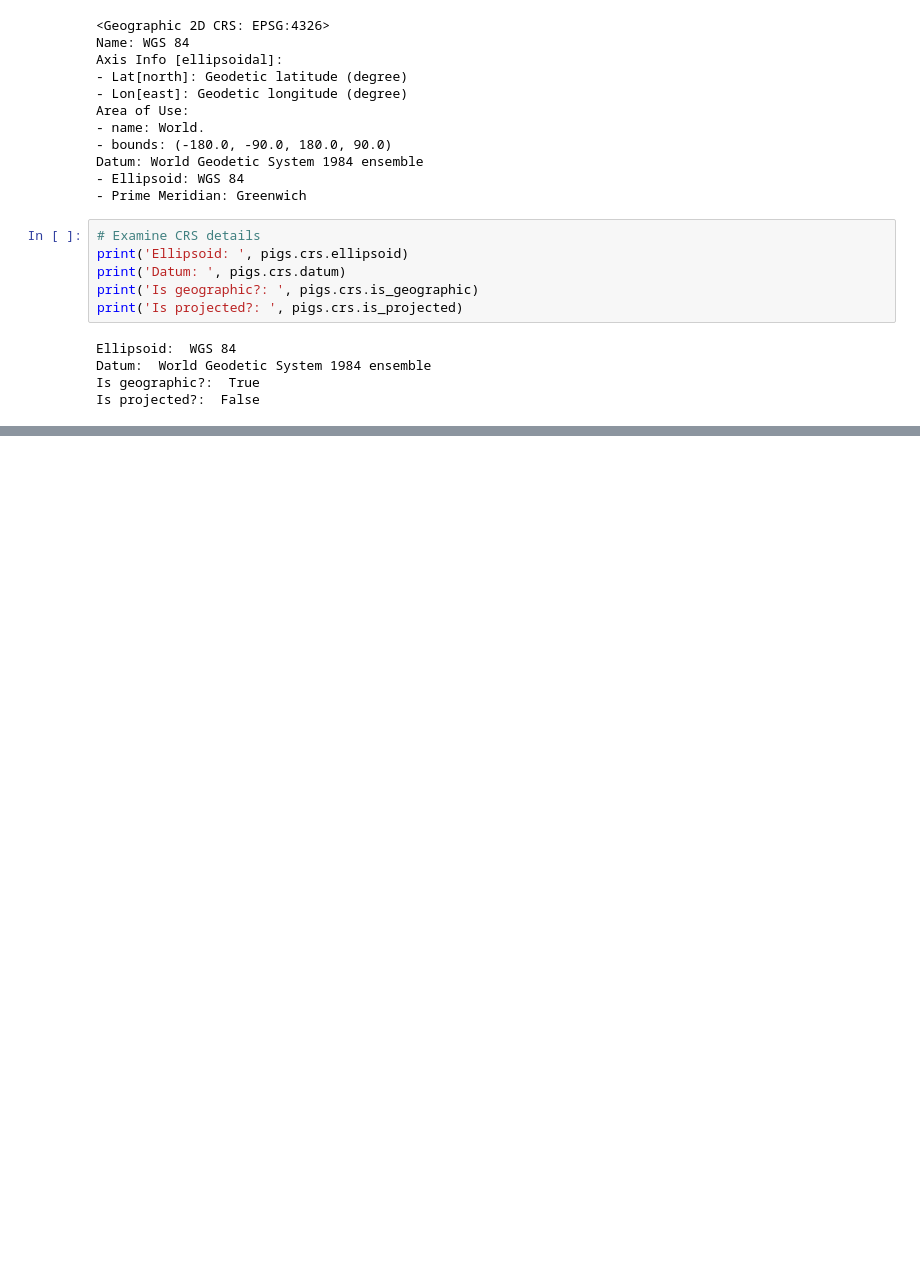
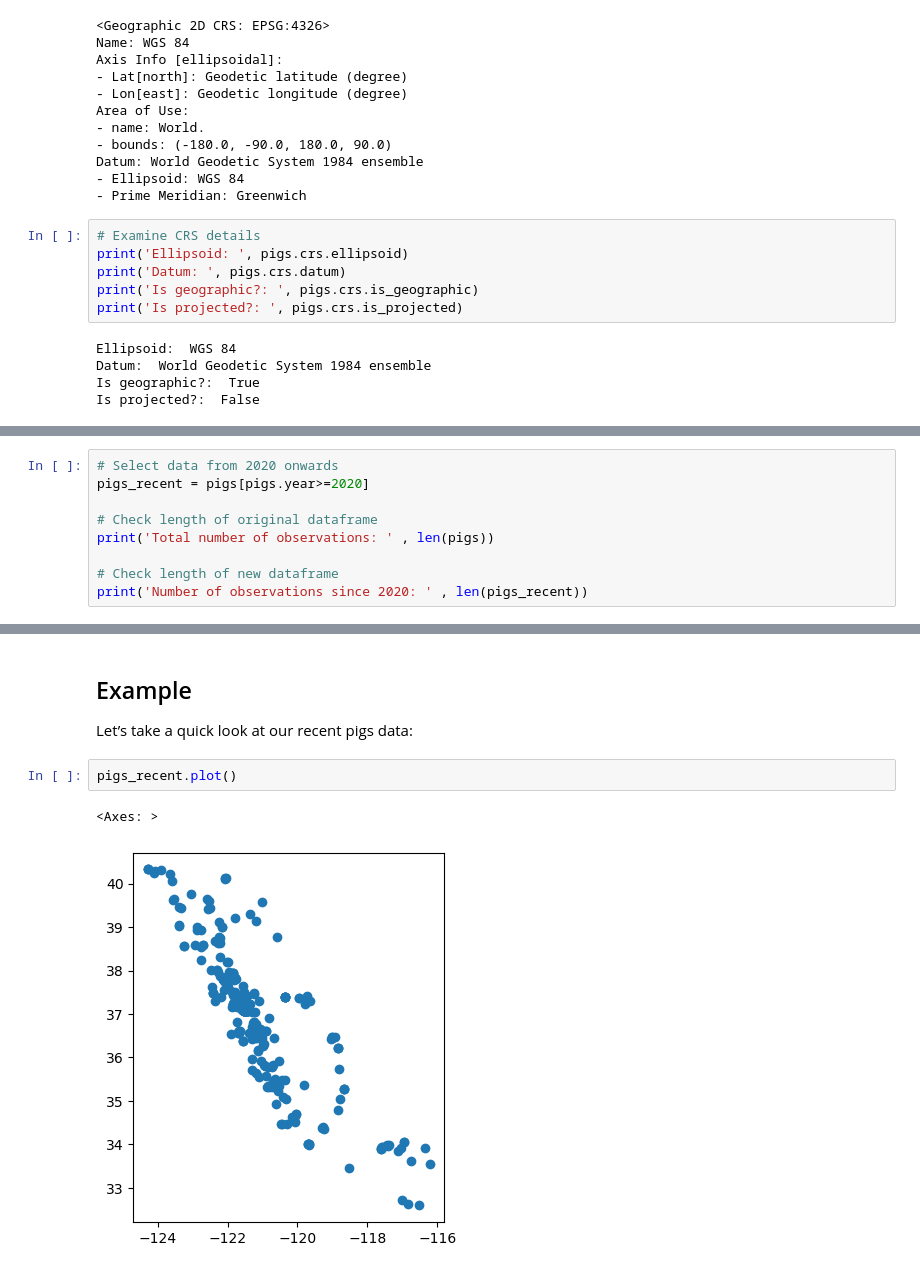
Before and after one commit to kylienewcomer/eds220-2025-in-class, a Jupyter notebook: week4-geopandas.ipynb, the cells around one changed output, grey strips where cells are left out. Saved outputs shown, nothing was run; the diff lists cells and outputs as text; blank space fills up the shorter version.

Commit message:
start plotting

```diff
--- a/week4-geopandas.ipynb
+++ b/week4-geopandas.ipynb
@@ -128,0 +171,9 @@ Is projected?:  False
+# %%
+# Select data from 2020 onwards
+pigs_recent = pigs[pigs.year>=2020]
+
+# Check length of original dataframe
+print('Total number of observations: ' , len(pigs))
+
+# Check length of new dataframe
+print('Number of observations since 2020: ' , len(pigs_recent))
@@ -128,0 +187,8 @@ Is projected?:  False
+# %% [markdown]
+## Example
+Let’s take a quick look at our recent pigs data:
+# %%
+pigs_recent.plot()
+# %% [output]
+<Axes: >
+[figure, added]
```
Also changed, not shown: parts of 9 cells of this notebook.
